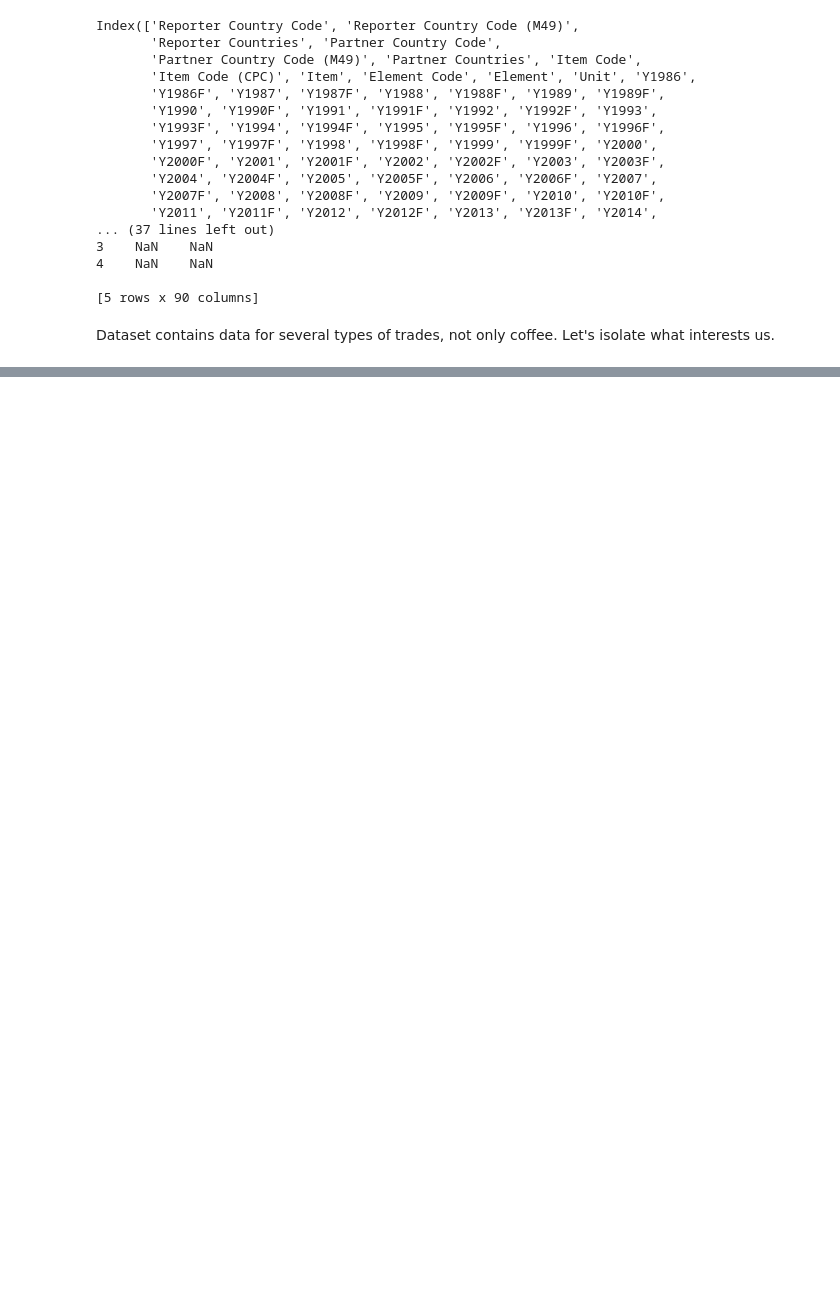
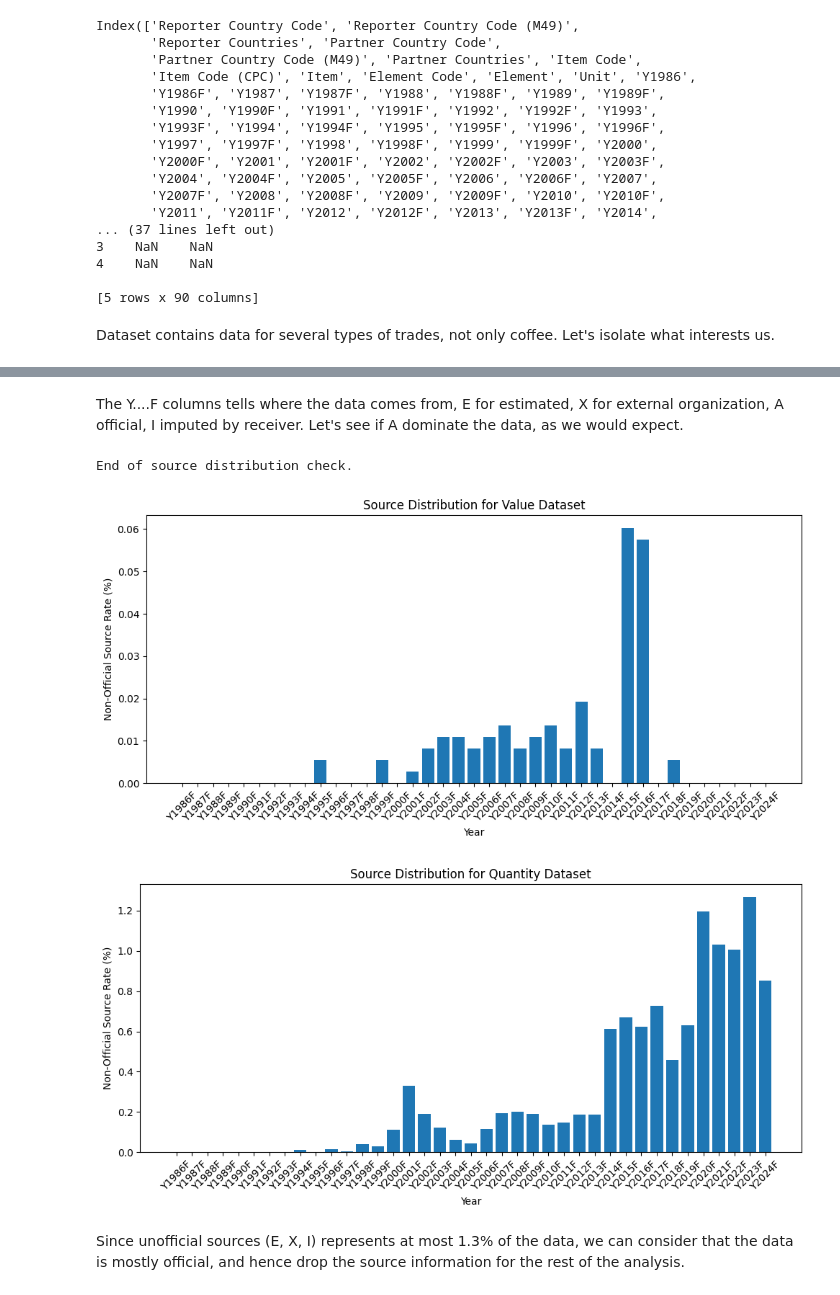
Before and after one commit to com-480-data-visualization/BeanMap, a Jupyter notebook: EDA.ipynb, the cells around one changed output, grey strips where cells are left out. Saved outputs shown, nothing was run; the diff lists cells and outputs as text; code cells hidden in the pictures; blank space fills up the shorter version.

```diff
--- a/EDA.ipynb
+++ b/EDA.ipynb
@@ -109,0 +160,36 @@ Units:  <StringArray>
+# %% [markdown]
+The Y....F columns tells where the data comes from, E for estimated, X for external organization, A official, I imputed by receiver. Let's see if A dominate the data, as we would expect.
+# %%
+F_columns = data_value.columns[6::2]
+source_value = []
+source_quantity = []
+
+for col in F_columns:
+    source_value.append((data_value[col].dropna() != 'A').sum() / data_value.shape[0] * 100)
+    source_quantity.append((data_quantity[col].dropna() != 'A').sum() / data_quantity.shape[0] * 100)
+
+print("End of source distribution check.")
+
+plt.figure(figsize=(10, 5))
+plt.bar(F_columns, source_value)
+plt.xlabel('Year')
+plt.ylabel('Non-Official Source Rate (%)')
+plt.title('Source Distribution for Value Dataset')
+plt.xticks(rotation=45)
+plt.tight_layout()
+plt.show()
+
+plt.figure(figsize=(10, 5))
+plt.bar(F_columns, source_quantity)
+plt.xlabel('Year')
+plt.ylabel('Non-Official Source Rate (%)')
+plt.title('Source Distribution for Quantity Dataset')
+plt.xticks(rotation=45)
+plt.tight_layout()
+plt.show()
+# %% [output]
+End of source distribution check.
+[figure, added]
+[figure, added]
+# %% [markdown]
+Since unofficial sources (E, X, I) represents at most 1.3% of the data, we can consider that the data is mostly official, and hence drop the source information for the rest of the analysis.
```
Also changed, not shown: parts of 12 cells of this notebook, 2 other files.
